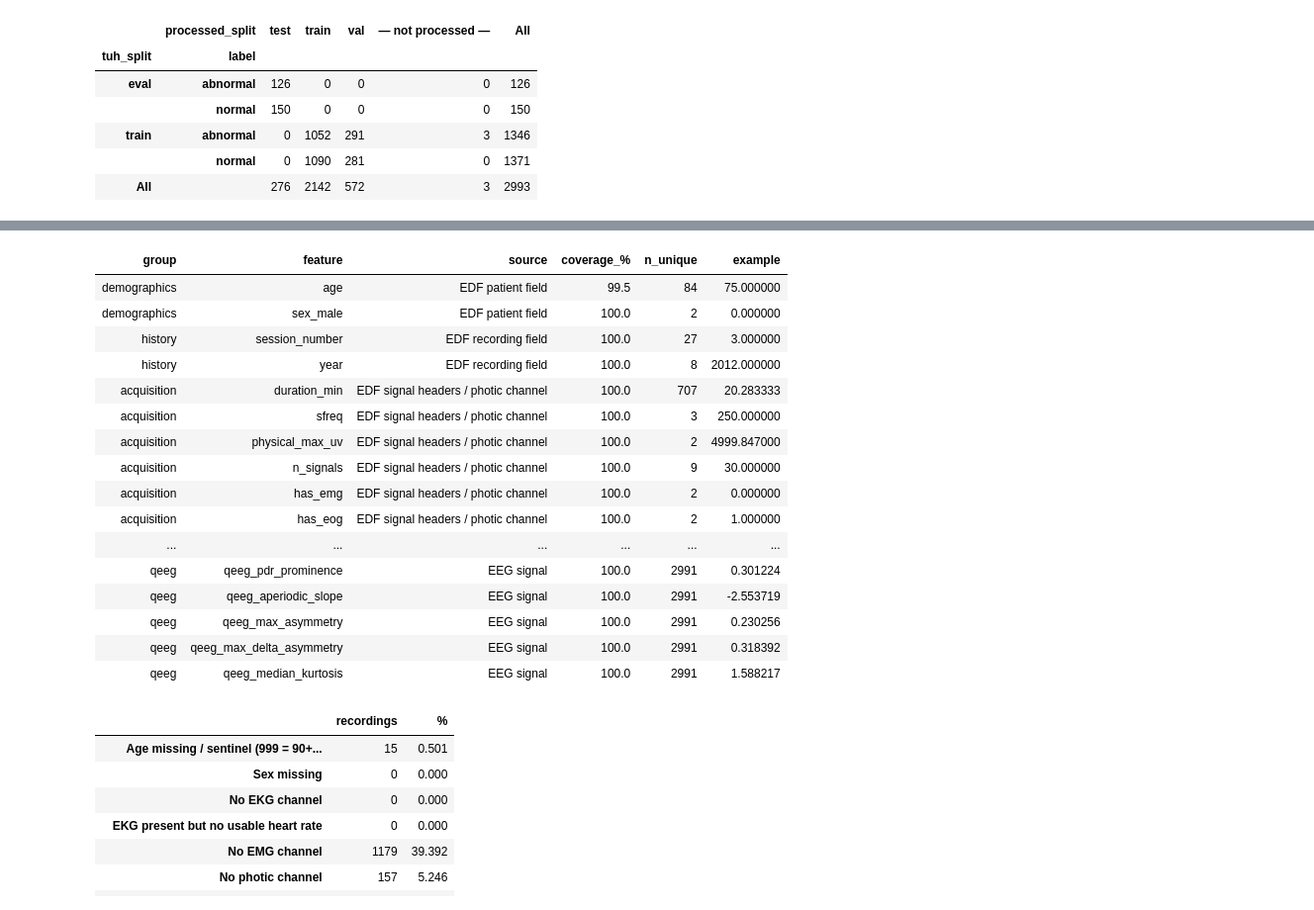
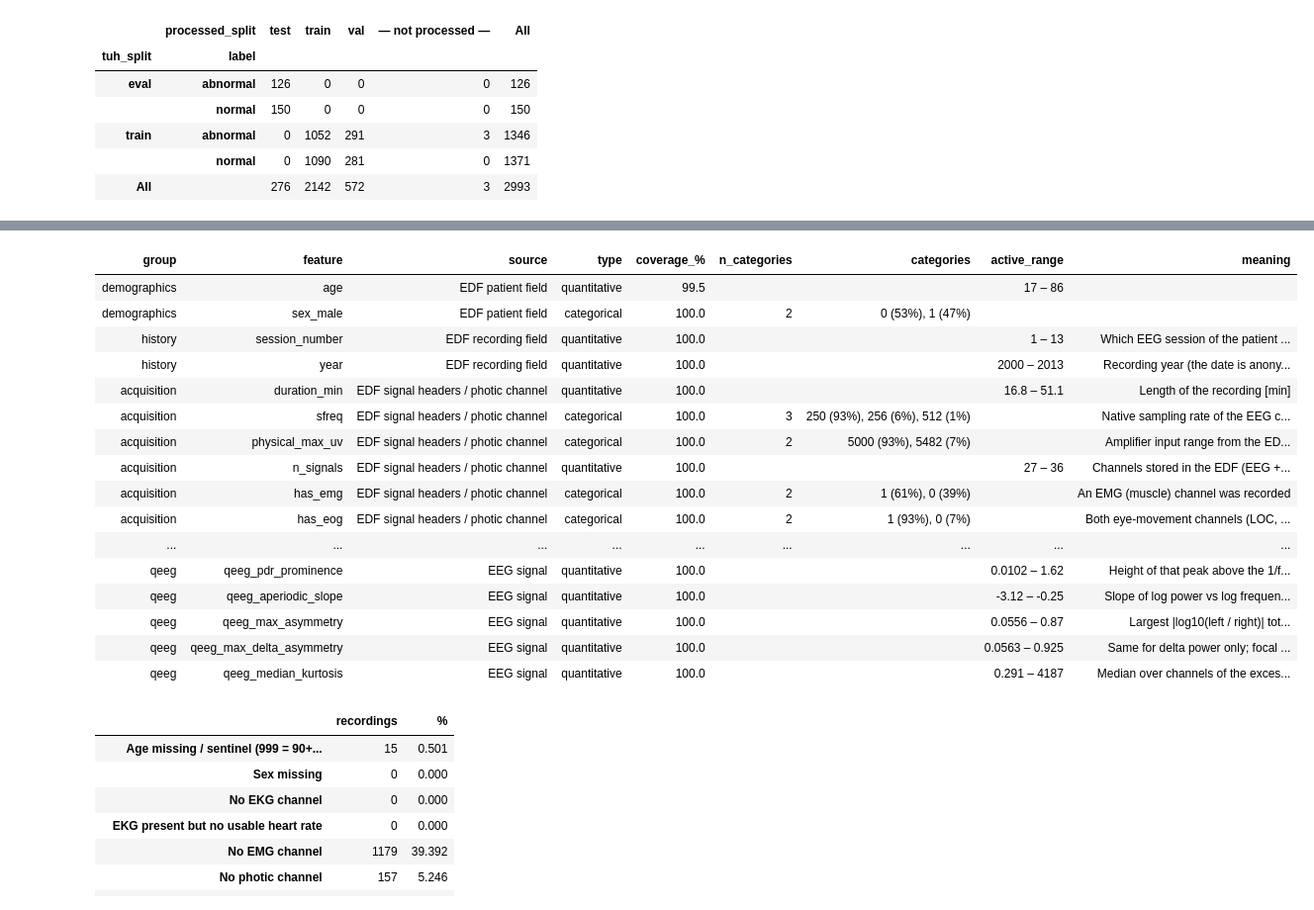
Before and after one commit to Neuro-Clalit/LaBraM, a Jupyter notebook: notebooks/tuab_meta_features.ipynb, the cells around one changed output, grey strips where cells are left out. Shown at 99% size. Saved outputs shown, nothing was run; the diff lists cells and outputs as text; code cells hidden in the pictures.

```diff
--- a/notebooks/tuab_meta_features.ipynb
+++ b/notebooks/tuab_meta_features.ipynb
@@ -32,12 +38,15 @@ import pandas as pd
 REPO = Path.cwd().parent if Path.cwd().name == "notebooks" else Path.cwd()
 sys.path.insert(0, str(REPO))
 from labram.eval.meta_analysis import (
-    FEATURE_GROUPS, SIGNATURES, add_derived_columns, available_features,
+    FEATURE_GROUPS, SIGNATURES, add_derived_columns, available_features, feature_group_of,
+    feature_inventory,
     metadata_baseline, signature_flags, univariate_auc,
 )
 
-EDF_ROOT = Path("/data/datasets/EEG-public/TAUB/TUH_Abnormal/v3.0.0/edf")
-META_CSV = EDF_ROOT / "processed" / "meta_features.csv"
+# TUAB v3.0.1 (EDFs byte-identical to v3.0.0). The v3.0.0 sweep's table was kept
+# beside the retired window pickles.
+EDF_ROOT = Path("/data/datasets/EEG-public/TUH_EEG/tuab/v3.0.1/edf")
+META_CSV = EDF_ROOT / "legacy_v3.0.0_processed" / "meta_features.csv"
 MANIFEST = EDF_ROOT / "processed_npy" / "manifest.json"
 NPY_DIR = EDF_ROOT / "processed_npy" / "recordings"
 
@@ -84,39 +104,31 @@ not compute it (burst-suppression trends), or because it is a sentinel (age 999
 # %%
 SOURCE = {
     "demographics": "EDF patient field", "history": "EDF recording field",
     "acquisition": "EDF signal headers / photic channel", "quality": "EEG signal",
     "physiology": "EKG lead / device trend channels", "qeeg": "EEG signal",
 }
-inv = []
-for group, cols in FEATURE_GROUPS.items():
-    for c in cols:
-        if c not in df:
-            continue
-        s = df[c]
-        inv.append({"group": group, "feature": c, "source": SOURCE[group],
-                    "coverage_%": 100 * s.notna().mean(), "n_unique": s.nunique(),
-                    "example": s.dropna().iloc[0] if s.notna().any() else None})
-inventory = pd.DataFrame(inv)
-inventory.style.format({"coverage_%": "{:.1f}"}).background_gradient(
+inventory = feature_inventory(df)
+inventory.insert(2, "source", inventory["group"].map(SOURCE))
+inventory.style.format({"coverage_%": "{:.1f}", "n_categories": "{:.0f}"}, na_rep="").background_gradient(
     subset=["coverage_%"], cmap="Blues", vmin=0, vmax=100).hide(axis="index")
 # %% [output]
-| group | feature | source | coverage_% | n_unique | example |
-| demographics | age | EDF patient field | 99.5 | 84 | 75.000000 |
-| demographics | sex_male | EDF patient field | 100.0 | 2 | 0.000000 |
-| history | session_number | EDF recording field | 100.0 | 27 | 3.000000 |
-| history | year | EDF recording field | 100.0 | 8 | 2012.000000 |
-| acquisition | duration_min | EDF signal headers / photic channel | 100.0 | 707 | 20.283333 |
-| acquisition | sfreq | EDF signal headers / photic channel | 100.0 | 3 | 250.000000 |
-| acquisition | physical_max_uv | EDF signal headers / photic channel | 100.0 | 2 | 4999.847000 |
-| acquisition | n_signals | EDF signal headers / photic channel | 100.0 | 9 | 30.000000 |
-| acquisition | has_emg | EDF signal headers / photic channel | 100.0 | 2 | 0.000000 |
-| acquisition | has_eog | EDF signal headers / photic channel | 100.0 | 2 | 1.000000 |
-| ... | ... | ... | ... | ... | ... |
-| qeeg | qeeg_pdr_prominence | EEG signal | 100.0 | 2991 | 0.301224 |
-| qeeg | qeeg_aperiodic_slope | EEG signal | 100.0 | 2991 | -2.553719 |
-| qeeg | qeeg_max_asymmetry | EEG signal | 100.0 | 2991 | 0.230256 |
-| qeeg | qeeg_max_delta_asymmetry | EEG signal | 100.0 | 2991 | 0.318392 |
-| qeeg | qeeg_median_kurtosis | EEG signal | 100.0 | 2991 | 1.588217 |
+| group | feature | source | type | coverage_% | n_categories | categories | active_range | meaning |
+| demographics | age | EDF patient field | quantitative | 99.5 |  |  | 17 – 86 |  |
+| demographics | sex_male | EDF patient field | categorical | 100.0 | 2 | 0 (53%), 1 (47%) |  |  |
+| history | session_number | EDF recording field | quantitative | 100.0 |  |  | 1 – 13 | Which EEG session of the patient ... |
+| history | year | EDF recording field | quantitative | 100.0 |  |  | 2000 – 2013 | Recording year (the date is anony... |
+| acquisition | duration_min | EDF signal headers / photic channel | quantitative | 100.0 |  |  | 16.8 – 51.1 | Length of the recording [min] |
+| acquisition | sfreq | EDF signal headers / photic channel | categorical | 100.0 | 3 | 250 (93%), 256 (6%), 512 (1%) |  | Native sampling rate of the EEG c... |
+| acquisition | physical_max_uv | EDF signal headers / photic channel | categorical | 100.0 | 2 | 5000 (93%), 5482 (7%) |  | Amplifier input range from the ED... |
+| acquisition | n_signals | EDF signal headers / photic channel | quantitative | 100.0 |  |  | 27 – 36 | Channels stored in the EDF (EEG +... |
+| acquisition | has_emg | EDF signal headers / photic channel | categorical | 100.0 | 2 | 1 (61%), 0 (39%) |  | An EMG (muscle) channel was recorded |
+| acquisition | has_eog | EDF signal headers / photic channel | categorical | 100.0 | 2 | 1 (93%), 0 (7%) |  | Both eye-movement channels (LOC, ... |
+| ... | ... | ... | ... | ... | ... | ... | ... | ... |
+| qeeg | qeeg_pdr_prominence | EEG signal | quantitative | 100.0 |  |  | 0.0102 – 1.62 | Height of that peak above the 1/f... |
+| qeeg | qeeg_aperiodic_slope | EEG signal | quantitative | 100.0 |  |  | -3.12 – -0.25 | Slope of log power vs log frequen... |
+| qeeg | qeeg_max_asymmetry | EEG signal | quantitative | 100.0 |  |  | 0.0556 – 0.87 | Largest |log10(left / right)| tot... |
+| qeeg | qeeg_max_delta_asymmetry | EEG signal | quantitative | 100.0 |  |  | 0.0563 – 0.925 | Same for delta power only; focal ... |
+| qeeg | qeeg_median_kurtosis | EEG signal | quantitative | 100.0 |  |  | 0.291 – 4187 | Median over channels of the exces... |
 # %%
 missing = pd.Series({
     "Age missing / sentinel (999 = 90+, 0)": df["age"].isna().sum(),
```
Also changed, not shown: parts of 70 cells of this notebook, 5 other files.
